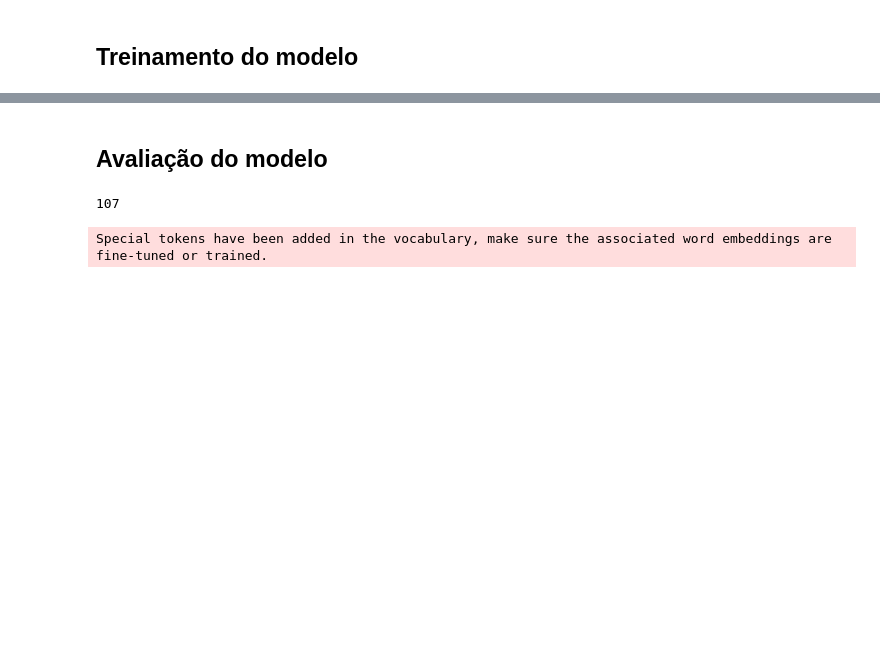
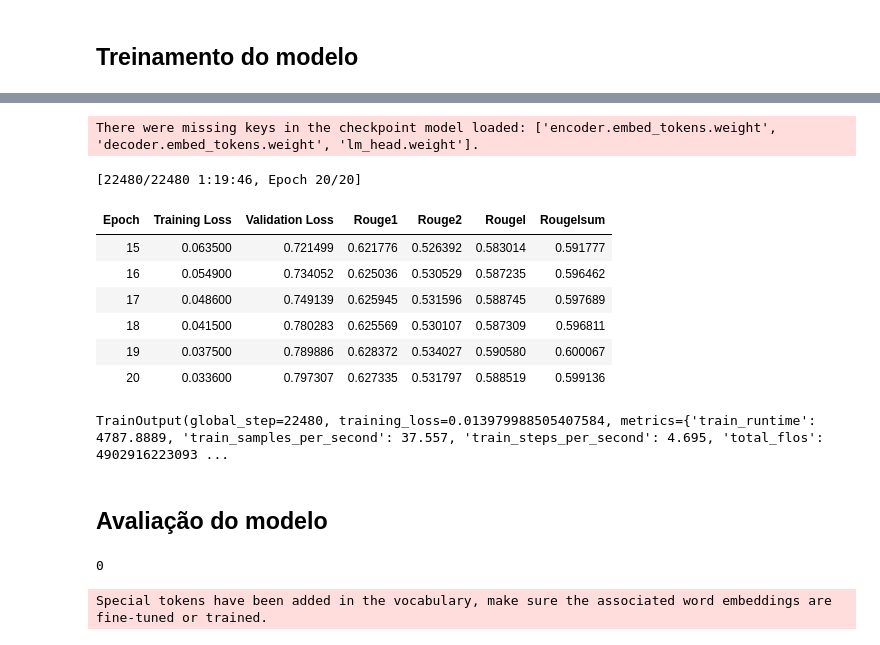
Before and after one commit to EdmilsonSantana/auto-qa-gen, a Jupyter notebook: notebooks/PTT5_Fine_Tuning.ipynb, the cells around one changed output, grey strips where cells are left out. Saved outputs shown, nothing was run; the diff lists cells and outputs as text; code cells hidden in the pictures; blank space fills up the shorter version.

```diff
--- a/notebooks/PTT5_Fine_Tuning.ipynb
+++ b/notebooks/PTT5_Fine_Tuning.ipynb
@@ -95,0 +170,5 @@ dataset.save_to_disk(f"{DATA_DIR}/vehicle_repair_and_maintenance_qa.hf")
+# %%
+train_dataset = load_from_disk(f'{dataset_dir}/train')
+test_dataset = load_from_disk(f'{dataset_dir}/test')
+dataset = DatasetDict({'train': train_dataset, 'test': test_dataset})
+dataset
@@ -101,15 +191,27 @@ def calculate_rogue(predictions: list, labels: list) -> dict:
   decoded_preds = ["\n".join(nltk.sent_tokenize(pred.strip(), language='portuguese')) for pred in predictions]
   decoded_labels = ["\n".join(nltk.sent_tokenize(label.strip(), language='portuguese')) for label in labels]
   return metric.compute(predictions=decoded_preds, references=decoded_labels, use_stemmer=True)
+# %%
+def compute_metrics(eval_preds: EvalPrediction):
+   preds, labels = eval_preds
+
+   labels = np.where(labels != -100, labels, tokenizer.pad_token_id)
+   preds = np.where(preds != -100, preds, tokenizer.pad_token_id)
+
+   tokenized_preds = tokenizer.batch_decode(preds, skip_special_tokens=True)
+   tokenized_labels = tokenizer.batch_decode(labels, skip_special_tokens=True)
+
+   return calculate_rogue(tokenized_preds, tokenized_labels)
 # %% [markdown]
 ## Treinamento do modelo
 # %%
 model_name = 'unicamp-dl/ptt5-base-portuguese-vocab'
 max_length = 512
-learning_rate = 3e-4
+learning_rate = 5e-4
 weight_decay = 0.01
 n_epochs = 20
 train_batch_size = 8
+test_batch_size = 4
 # %%
 def tokenize_data(examples):
     model_inputs = tokenizer(examples['question'], max_length=max_length, truncation=True)
@@ -118,29 +220,34 @@ def tokenize_data(examples):
     return model_inputs
 # %%
 tokenizer = T5Tokenizer.from_pretrained(model_name)
-model = T5ForConditionalGeneration.from_pretrained(model_name)
+model = T5ForConditionalGeneration.from_pretrained(model_name).to('cuda')
 data_collator = DataCollatorForSeq2Seq(tokenizer=tokenizer, model=model)
-tokenized_dataset = dataset.map(tokenize_data, batched=True)
+train_dataset_tokenized = dataset['train'].map(tokenize_data, batched=True)
+test_dataset_tokenized = dataset['test'].map(tokenize_data, batched=True)
 
 training_args = Seq2SeqTrainingArguments(
     output_dir=DATA_DIR,
     num_train_epochs=n_epochs,
     per_device_train_batch_size=train_batch_size,
+    per_device_eval_batch_size=test_batch_size,
     weight_decay=weight_decay,
     save_strategy="epoch",
+    evaluation_strategy="epoch",
     logging_strategy="epoch",
-    learning_rate=learning_rate
+    learning_rate=learning_rate,
+    predict_with_generate=True,
+    generation_max_length=100
 )
 
 trainer = Seq2SeqTrainer(
     model=model,
     args=training_args,
-    train_dataset=tokenized_dataset,
+    train_dataset=train_dataset_tokenized,
+    eval_dataset=test_dataset_tokenized,
     tokenizer=tokenizer,
-    data_collator=data_collator
+    data_collator=data_collator,
+    compute_metrics=compute_metrics
 )
-
-trainer.train()
 # %% [output]
 The secret `HF_TOKEN` does not exist in your Colab secrets.
 To authenticate with the Hugging Face Hub, create a token in your settings tab (https://huggingface.co/settings/tokens), set it as secret in your Google Colab and restart your session.
@@ -170,3 +277,16 @@ TrainOutput(global_step=6380, training_loss=0.6943159563788053, metrics={'train_
+# %%
+trainer.train(resume_from_checkpoint=f'{DATA_DIR}/checkpoint-15736')
+# %% [output]
+There were missing keys in the checkpoint model loaded: ['encoder.embed_tokens.weight', 'decoder.embed_tokens.weight', 'lm_head.weight'].
+[22480/22480 1:19:46, Epoch 20/20]
+| Epoch | Training Loss | Validation Loss | Rouge1 | Rouge2 | Rougel | Rougelsum |
+| 15 | 0.063500 | 0.721499 | 0.621776 | 0.526392 | 0.583014 | 0.591777 |
+| 16 | 0.054900 | 0.734052 | 0.625036 | 0.530529 | 0.587235 | 0.596462 |
+| 17 | 0.048600 | 0.749139 | 0.625945 | 0.531596 | 0.588745 | 0.597689 |
+| 18 | 0.041500 | 0.780283 | 0.625569 | 0.530107 | 0.587309 | 0.596811 |
+| 19 | 0.037500 | 0.789886 | 0.628372 | 0.534027 | 0.590580 | 0.600067 |
+| 20 | 0.033600 | 0.797307 | 0.627335 | 0.531797 | 0.588519 | 0.599136 |
+TrainOutput(global_step=22480, training_loss=0.013979988505407584, metrics={'train_runtime': 4787.8889, 'train_samples_per_second': 37.557, 'train_steps_per_second': 4.695, 'total_flos': 4902916223093 ...
 # %%
 final_model_dir = f'{DATA_DIR}/final_model'
 # %%
@@ -176,10 +298,8 @@ trainer.save_model(final_model_dir)
 # %%
-del model
-del tokenizer
 torch.cuda.empty_cache()
 gc.collect()
 # %% [output]
-107
+0
 # %%
 tokenizer = T5Tokenizer.from_pretrained(final_model_dir)
 model = T5ForConditionalGeneration.from_pretrained(final_model_dir).to('cuda')
```
Also changed, not shown: parts of 53 cells of this notebook.
